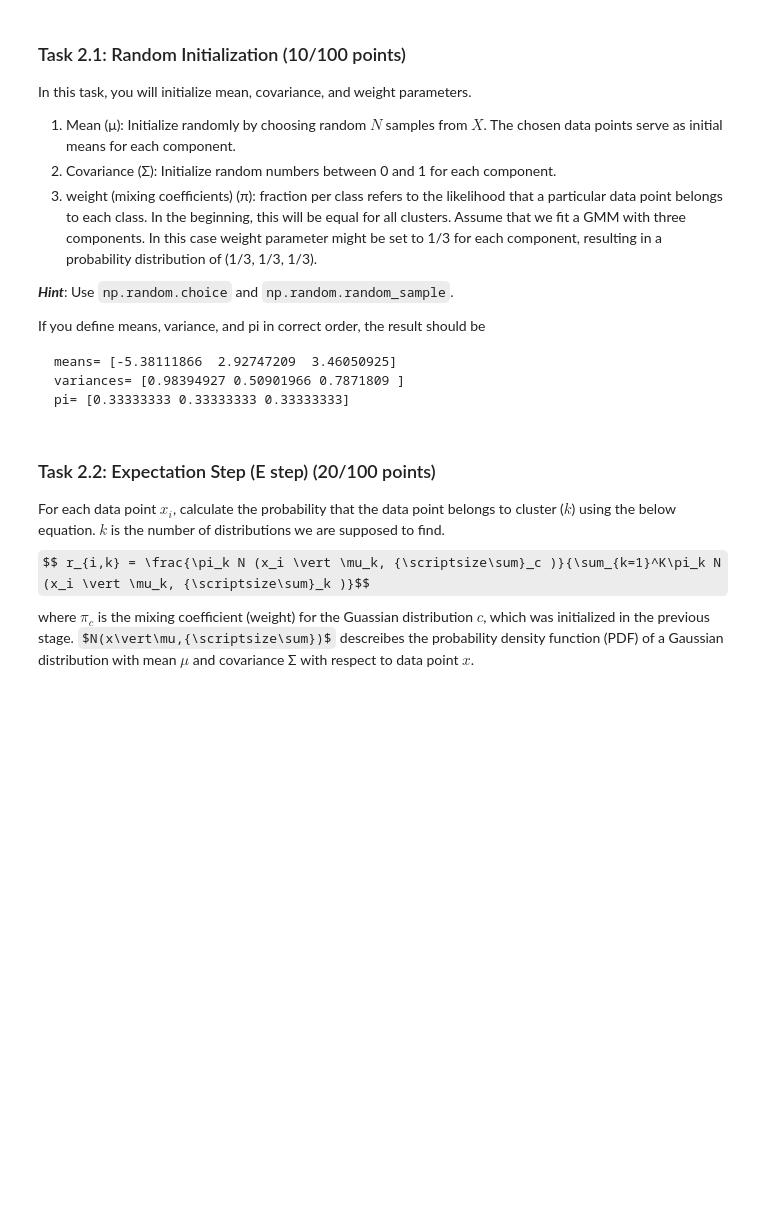
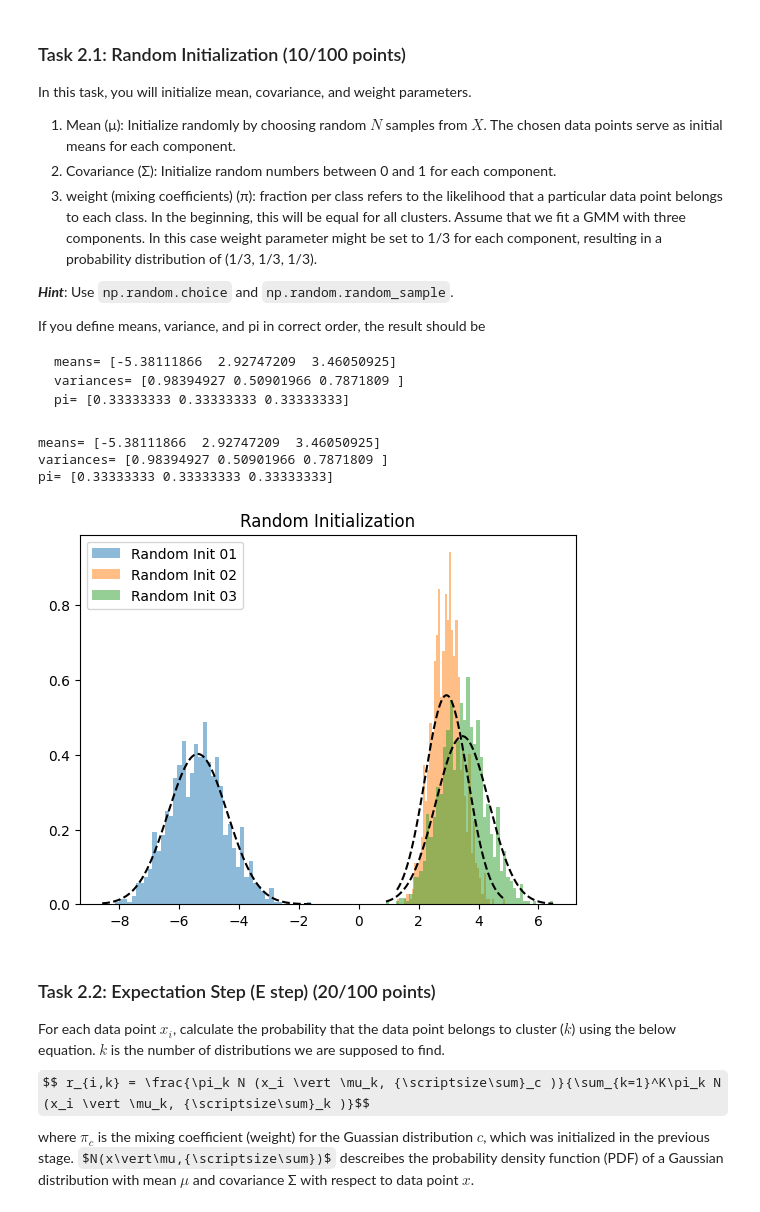
Before and after one commit to jung1230/Artificial_Intelligence, a Jupyter notebook: Assignment/Assignment_06/Assignment_6_Exercise.ipynb, the cells around one changed output. Cells and saved outputs as stored; diff of their text form; code cells hidden in the pictures; some formulas as TeX source; blank space fills up the shorter version.

```diff
--- a/Assignment/Assignment_06/Assignment_6_Exercise.ipynb
+++ b/Assignment/Assignment_06/Assignment_6_Exercise.ipynb
@@ -326,37 +373,41 @@ def random_init(X, n_compenents):
     -------
     means : array-like, shape (n_components,)
         Randomly chosen samples as initial means.
     variances : array-like, shape (n_components,)
         Random float numbers between [0,1] as initial variances.
     pi : array-like, shape (n_components,)
         Initial weight between components.
     """
     ##### Your code here #####
     # You should estimate choose three random data points in data to serves as 'means',
     # three random float numbers between [0,1] as 'variances',
     # and initial weight 'pi' giving equal weight to each component.
-
-
-
-
+    means = np.random.choice(X.flatten(), 3)
+    variances = np.random.random_sample(3)
+    pi = np.ones(n_compenents) / n_compenents
 
     ##########################
     print('means=',means)
     print('variances=',variances)
     print('pi=',pi)
     plot_pdf(means[0],variances[0],'Random Init 01',color='C0',use_label=True)
     plot_pdf(means[1],variances[1],'Random Init 02',color='C1',use_label=True)
     plot_pdf(means[2],variances[2],'Random Init 03',color='C2',use_label=True)
 
     plt.title("Random Initialization")
 
     plt.legend()
     plt.show()
 
     return means,variances,pi
 np.random.seed(24)
 n_compenents = 3
 means,variances,pi = random_init(X, n_compenents)
+# %% [output]
+means= [-5.38111866  2.92747209  3.46050925]
+variances= [0.98394927 0.50901966 0.7871809 ]
+pi= [0.33333333 0.33333333 0.33333333]
+[figure, added]
 # %% [markdown]
 ### Task 2.2: Expectation Step (E step) (20/100 points)
 For each data point $x_i$, calculate the probability that the data point belongs to cluster ($k$) using the below equation. $k$ is the number of distributions we are supposed to find.
```
Also changed, not shown: parts of 10 cells of this notebook, 1 other file.
